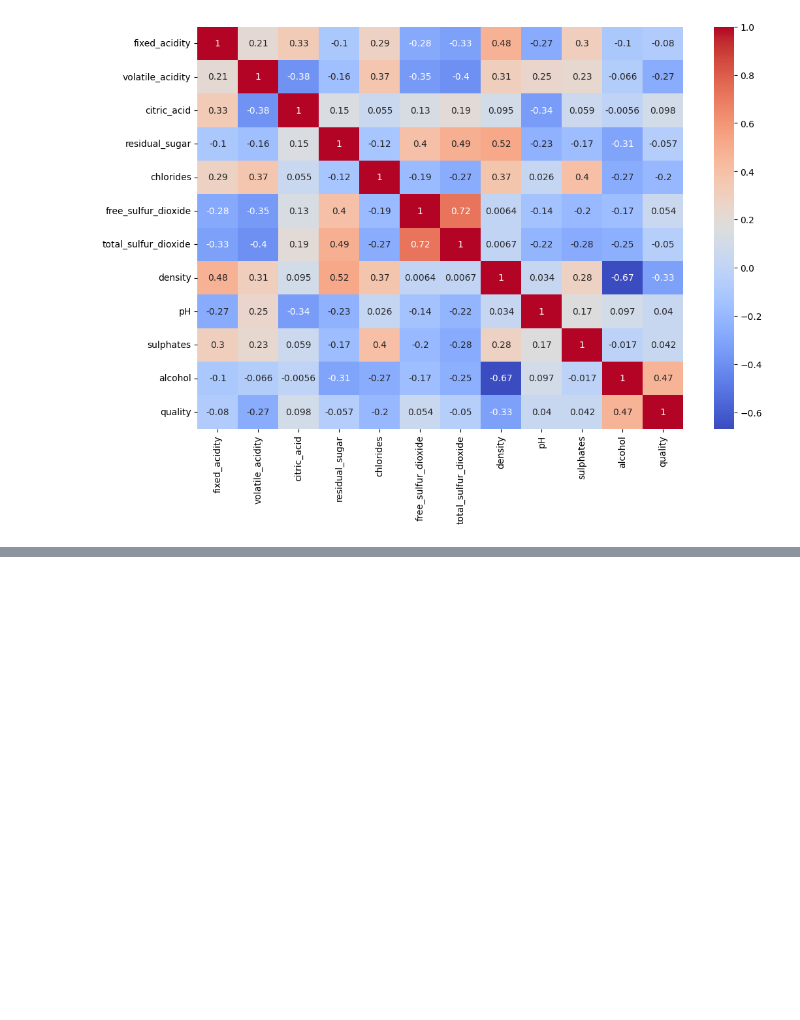
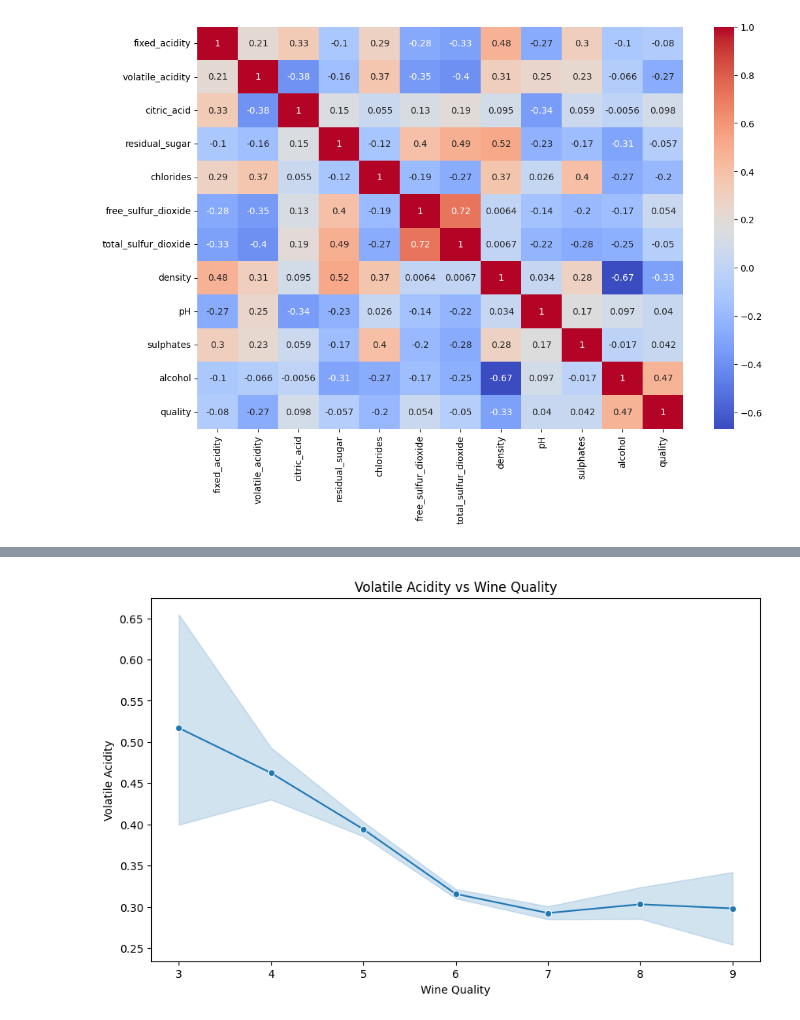
Before and after one commit to DenizBerkDemirag/wine-quality, a Jupyter notebook: eda_analysis.ipynb, the cells around one changed output, grey strips where cells are left out. Cells and saved outputs as stored; diff of their text form; code cells hidden in the pictures; blank space fills up the shorter version.

```diff
--- a/eda_analysis.ipynb
+++ b/eda_analysis.ipynb
@@ -179,0 +182,11 @@ plt.show()
+# %%
+plt.figure(figsize=(10, 6))
+
+sns.lineplot(data=df, x='quality', y='volatile_acidity', marker='o')
+
+plt.title('Volatile Acidity vs Wine Quality')
+plt.xlabel('Wine Quality')
+plt.ylabel('Volatile Acidity')
+plt.show()
+# %% [output]
+[figure, added]
```
Also changed, not shown: parts of 4 cells of this notebook.
